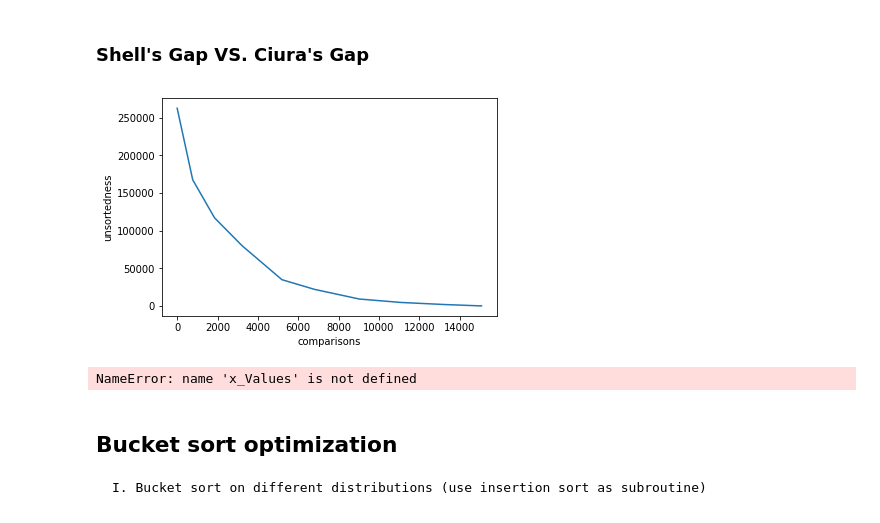
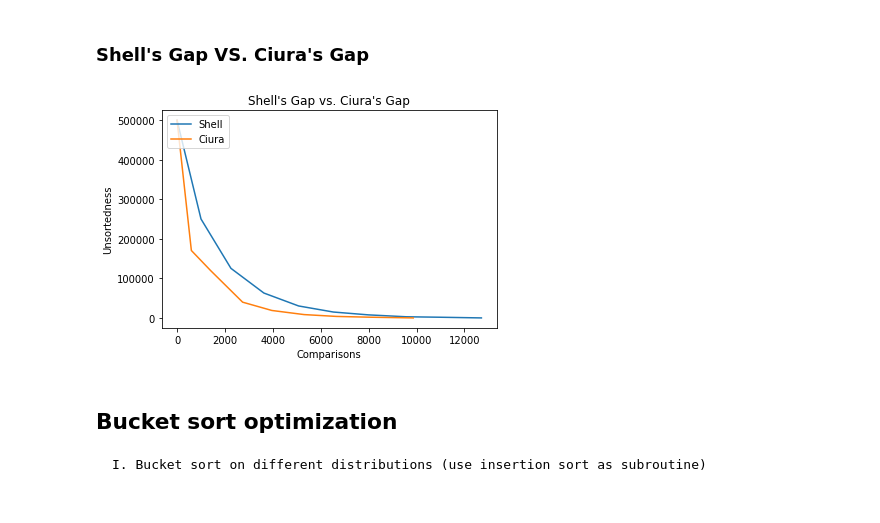
Before and after one commit to Sedce/CMSC-142-MP, a Jupyter notebook: CMSC-142.ipynb, the cells around one changed output. Saved outputs shown, nothing was run; the diff lists cells and outputs as text; code cells hidden in the pictures.

```diff
--- a/CMSC-142.ipynb
+++ b/CMSC-142.ipynb
@@ -448,29 +199,21 @@ OptimizingInsertionSort()
+# %%
+def shell_sort_ciura(array):
+    comparisons = []
+    unsortedness = []
+    gaps = [701, 301, 132, 57, 23, 10, 4, 1]
+
+    commulative_comp = 0
+
+    ## SHELL SORT IMPLEMENTATION (CIURA'S GAP)
+    # loop over the gaps
+    for gap in gaps:
+        unsortedness.append(get_Unsortedness(array))
+        comparisons.append(commulative_comp)
+        commulative_comp += insertion_sort(array, gap)
+
+    comparisons.append(commulative_comp)
+    unsortedness.append(0)
+
+    return gaps,comparisons,unsortedness
 # %% [markdown]
 ### Shell's Gap VS. Ciura's Gap
-# %%
-def test_random_sequence():
-# %% [output]
-[figure, removed]
-# %%
-import matplotlib.pyplot as plt
-
-def ciuraVSshell():
-    best_case = test_set_best_case()
-    shell_sort = []
-    for array in best_case:
-        result = shell_sort_v2(array)
-        shell_sort.append(result[0])
-
-    #plt.plot(x_Values, shell_sort)
-
-    #Show line chart
-    plt.title('Improving Unsortedness in Shell Sort Using Shell Gaps')
-    plt.xlabel('Array Size (N)')
-    plt.ylabel('Comparisons')
-
-    plt.legend(['insertion Sort','insertion Shell Sort'], loc='upper left')
-    plt.show()
-
-ciuraVSshell()
-# %% [output]
-NameError: name 'x_Values' is not defined
@@ -477,3 +249,28 @@ NameError: name 'x_Values' is not defined
+# %%
+import matplotlib.pyplot as plt
+def shell_vs_ciura_eval():
+
+    shell_result = shell_sort_shell(test_case2())
+    comparisons_x_shell = shell_result[1]
+    usortedness_y_shell = shell_result[2]
+
+    ciura_result = shell_sort_ciura(test_case2())
+    comparisons_x_ciura = ciura_result[1]
+    usortedness_y_ciura = ciura_result[2]
+
+
+    plt.title("Shell's Gap vs. Ciura's Gap")
+    plt.plot(comparisons_x_shell, usortedness_y_shell)
+    plt.plot(comparisons_x_ciura, usortedness_y_ciura)
+    plt.xlabel('Comparisons')
+    plt.ylabel('Unsortedness')
+
+    plt.legend(['Shell','Ciura'], loc='upper left')
+    plt.show()
+
+shell_vs_ciura_eval()
+# %% [output]
+[figure, added]
 # %% [markdown]
 ## Bucket sort optimization
 
```
Also changed, not shown: parts of 15 cells of this notebook.
